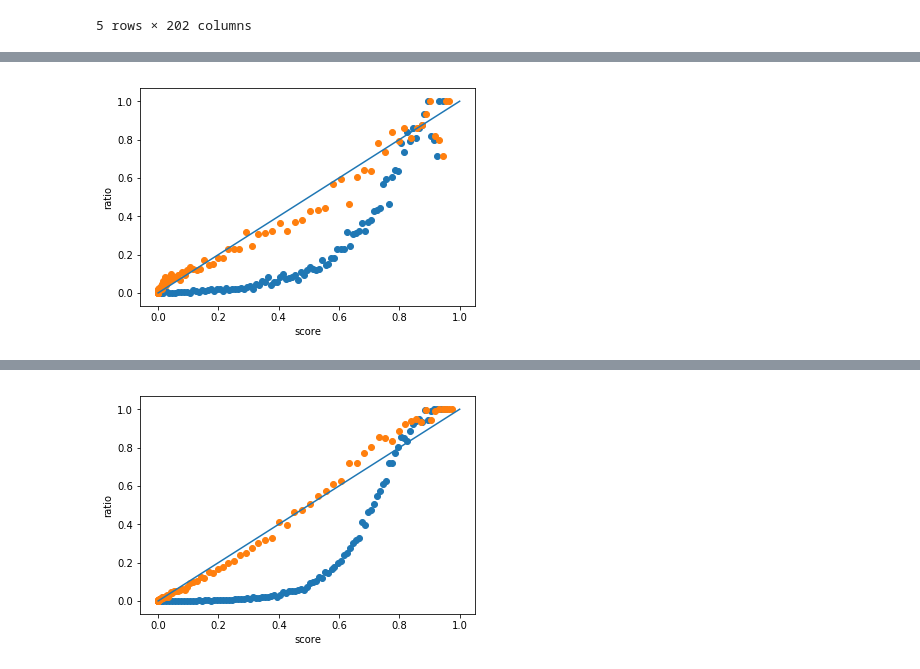
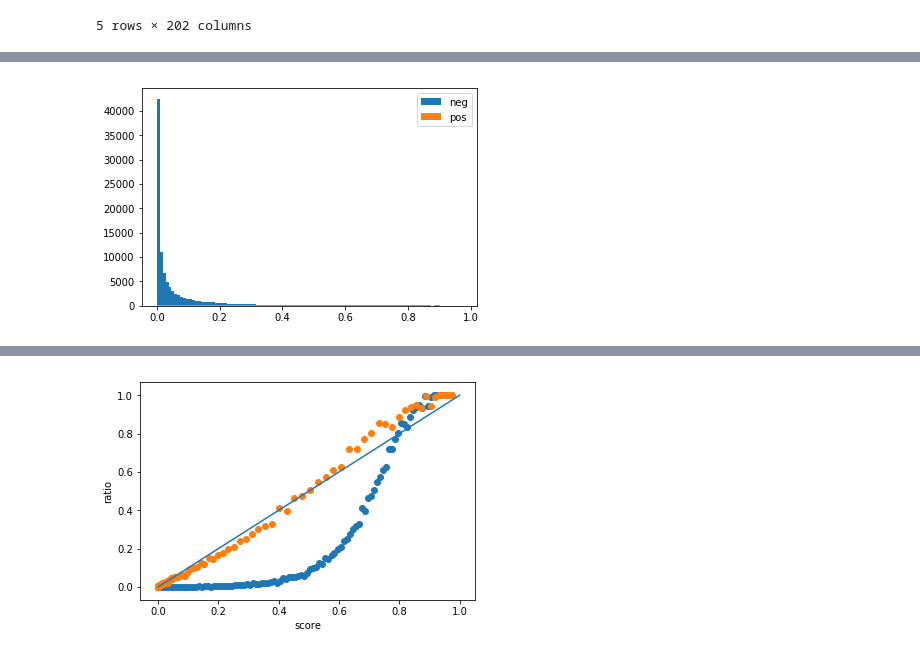
Before and after one commit to Rio114/MachineLearning, a Jupyter notebook: unbalance/src/beta_fitting.ipynb, the cells around one changed output, grey strips where cells are left out. Cells and saved outputs as stored; diff of their text form; code cells hidden in the pictures.

```diff
--- a/unbalance/src/beta_fitting.ipynb
+++ b/unbalance/src/beta_fitting.ipynb
@@ -267,10 +244,10 @@ norm aps:  5.1018
-# %%
-plt.scatter(scores_val, ctrs_val)
-plt.scatter(cal_scores_val, ctrs_val)
-
-plt.plot([0,1], [0,1])
-plt.xlabel('score')
-plt.ylabel('ratio')
-plt.show()
-# %% [output]
-[figure, removed]
+# %%
+cal_scores_neg = betaFitting.fit_arr(model.predict(X_train[y_train==0]))
+cal_scores_pos = betaFitting.fit_arr(model.predict(X_train[y_train==1]))
+
+plt.hist(cal_scores_neg , bins=100, label='neg')
+plt.hist(cal_scores_pos , bins=100, label='pos')
+plt.legend()
+plt.show()
+# %% [output]
+[figure, added]
```
Also changed, not shown: parts of 13 cells of this notebook, 5 other files.
